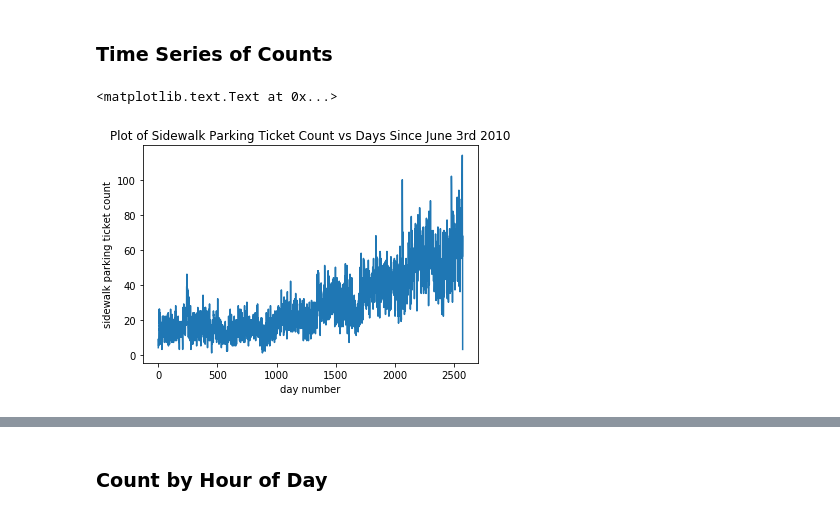
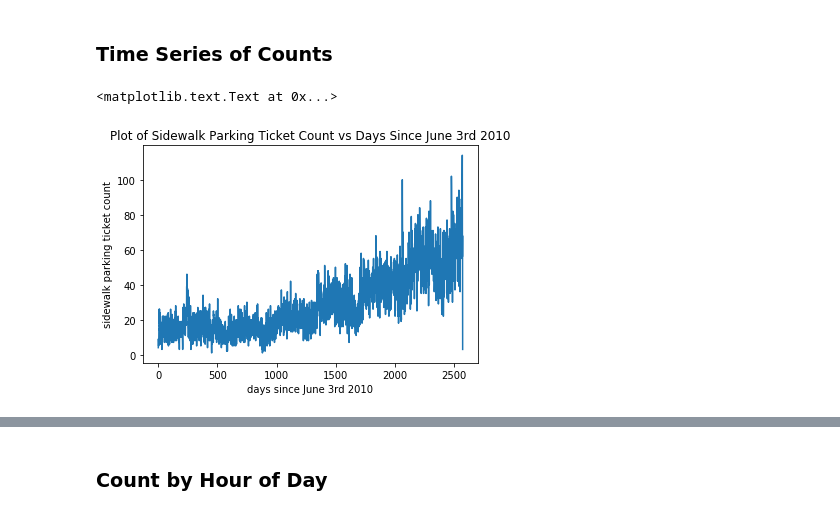
Before and after one commit to gperrin12/nypd_illegal_parking_tickets, a Jupyter notebook: NYPD_illegal_parking_062017.ipynb, the cells around one changed output, grey strips where cells are left out. Cells and saved outputs as stored; diff of their text form; code cells hidden in the pictures.

```diff
--- a/NYPD_illegal_parking_062017.ipynb
+++ b/NYPD_illegal_parking_062017.ipynb
@@ -74,9 +75,9 @@ nypd_count_df = nypd_df.groupby(['create_date'], as_index=False)['Agency'].count
 nypd_count_df.columns = ['create_date', 'sidewalk_parking_count']
 # %%
 plt.plot(nypd_count_df[['sidewalk_parking_count']])
-plt.xlabel('day number')
+plt.xlabel('days since June 3rd 2010')
 plt.ylabel('sidewalk parking ticket count')
 plt.title('Plot of Sidewalk Parking Ticket Count vs Days Since June 3rd 2010')
 # %% [output]
 <matplotlib.text.Text at 0x...>
-[figure, old version]
+[figure, new version]
```
Also changed, not shown: parts of 26 cells of this notebook.
